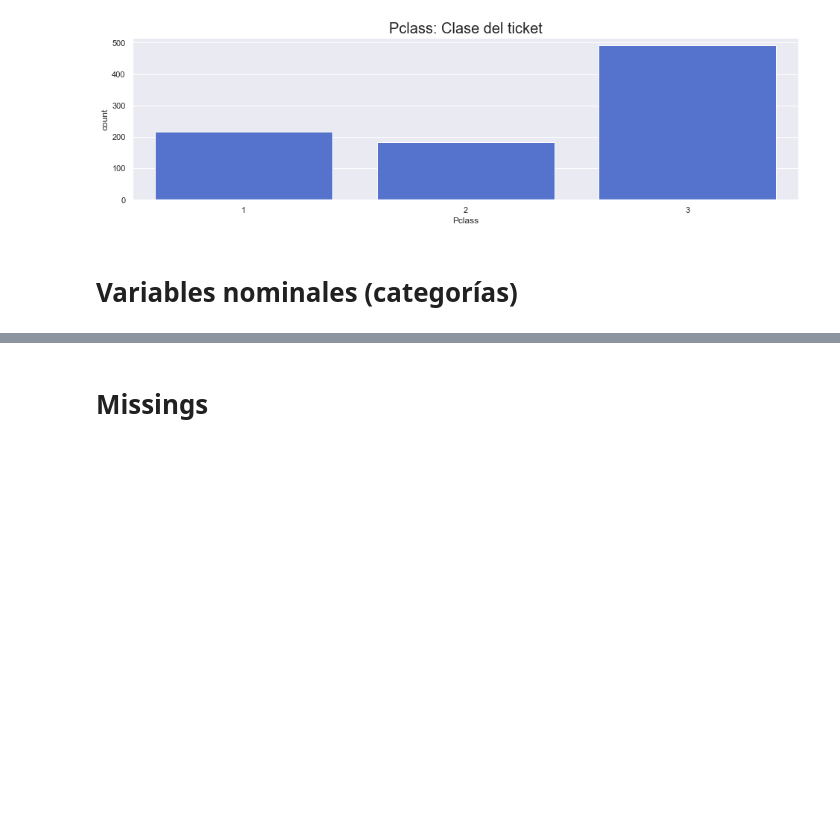
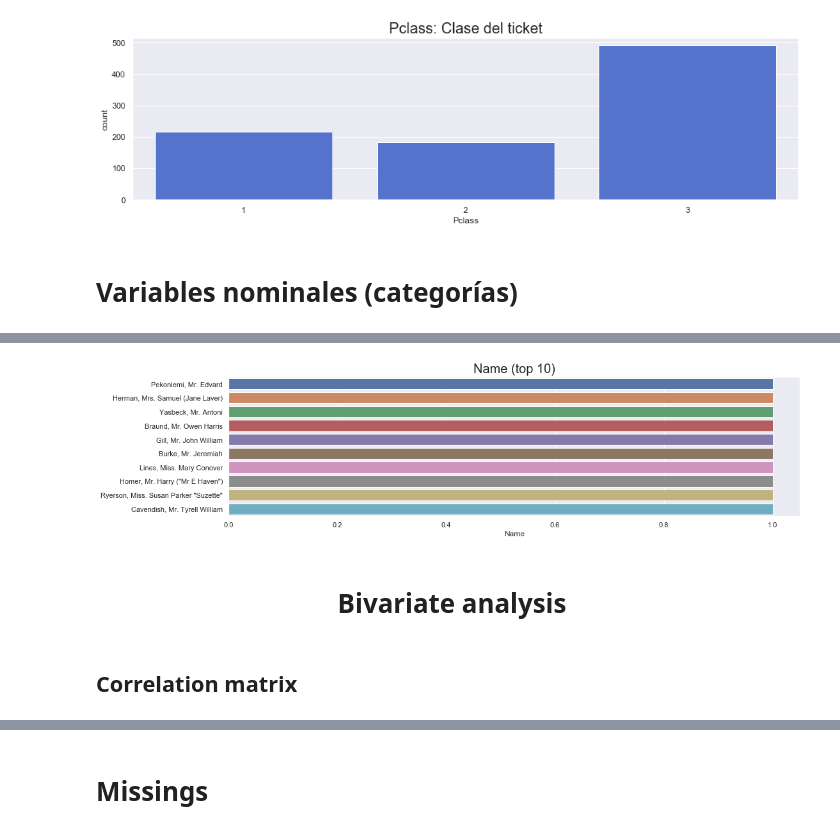
Before and after one commit to SaturdaysAI-Murcia/machine-learning, a Jupyter notebook: 2. Tabular data (clas)/2.1 EDA.ipynb, the cells around one changed output, grey strips where cells are left out. Saved outputs shown, nothing was run; the diff lists cells and outputs as text; code cells hidden in the pictures; blank space fills up the shorter version.

```diff
--- a/2. Tabular data (clas)/2.1 EDA.ipynb
+++ b/2. Tabular data (clas)/2.1 EDA.ipynb
@@ -174,0 +150,8 @@ Name: Name, Length: 891, dtype: int64
+# %%
+plot_cat(df["Name"], "Name", top=10)
+# %% [output]
+[figure, added]
+# %% [markdown]
+# <center> Bivariate analysis
+# %% [markdown]
+## Correlation matrix
```
Also changed, not shown: parts of 24 cells of this notebook.
